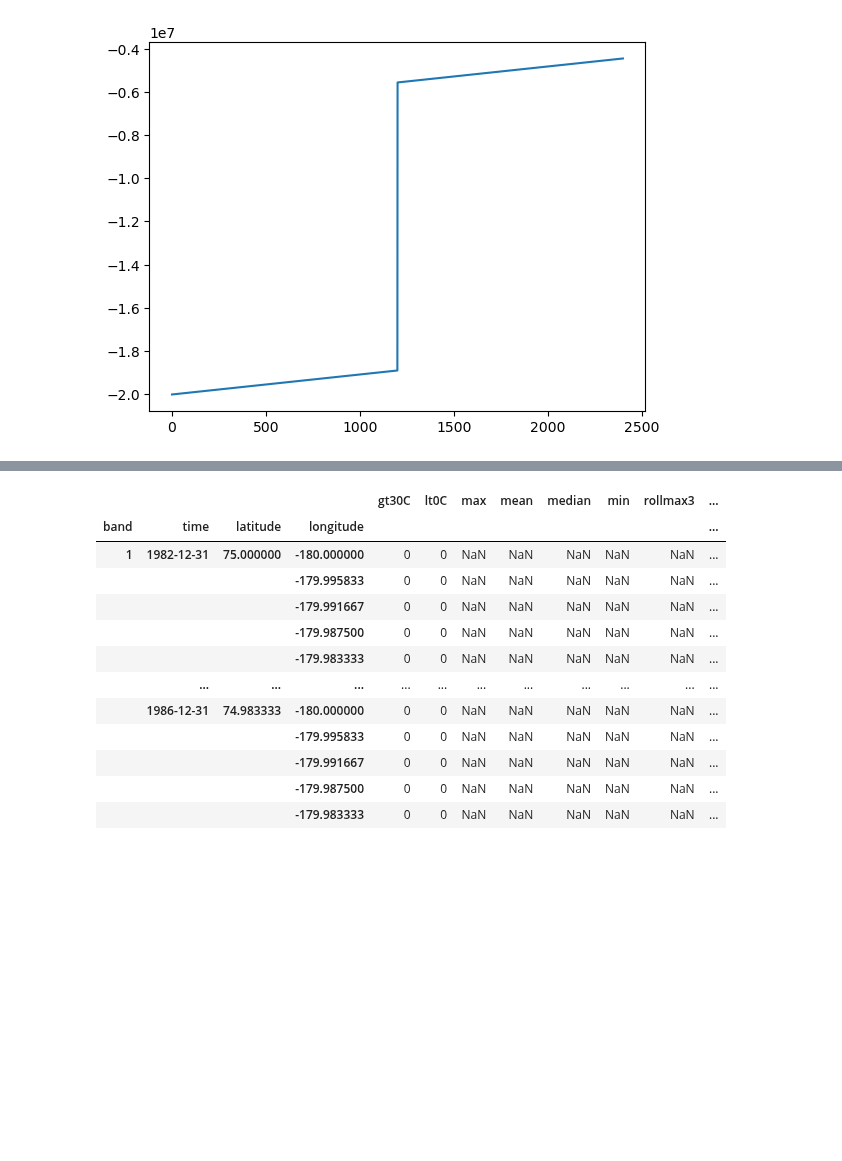
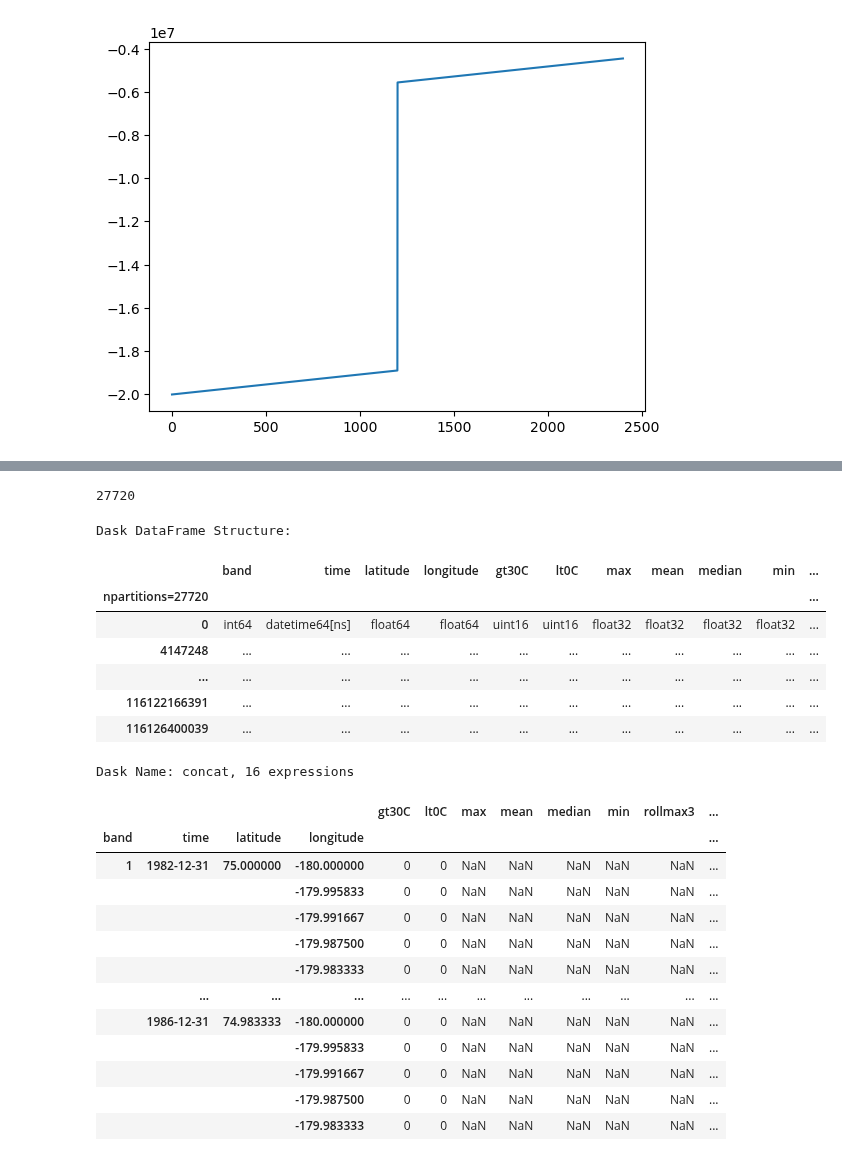
Before and after one commit to felixschulz385/growth-and-temperature, a Jupyter notebook: gnt/experiments/grid.ipynb, the cells around one changed output, grey strips where cells are left out. Drawn from its saved outputs; the diff is of its cells as text; code cells hidden in the pictures; blank space fills up the shorter version.

```diff
--- a/gnt/experiments/grid.ipynb
+++ b/gnt/experiments/grid.ipynb
@@ -1236,3 +1294,21 @@ Data variables:
+# %%
+test_df = test.to_dask_dataframe()
+# %%
+test_df.npartitions
+# %% [output]
+27720
+# %%
+test_df
+# %% [output]
+Dask DataFrame Structure:
+|  | band | time | latitude | longitude | gt30C | lt0C | max | mean | median | min | ... |
+| npartitions=27720 |  |  |  |  |  |  |  |  |  |  | ... |
+| 0 | int64 | datetime64[ns] | float64 | float64 | uint16 | uint16 | float32 | float32 | float32 | float32 | ... |
+| 4147248 | ... | ... | ... | ... | ... | ... | ... | ... | ... | ... | ... |
+| ... | ... | ... | ... | ... | ... | ... | ... | ... | ... | ... | ... |
+| 116122166391 | ... | ... | ... | ... | ... | ... | ... | ... | ... | ... | ... |
+| 116126400039 | ... | ... | ... | ... | ... | ... | ... | ... | ... | ... | ... |
+Dask Name: concat, 16 expressions
 # %%
 #test["id"] =
 dsize = test.latitude.size * test.longitude.size
```
Also changed, not shown: parts of 12 cells of this notebook, 11 other files.
